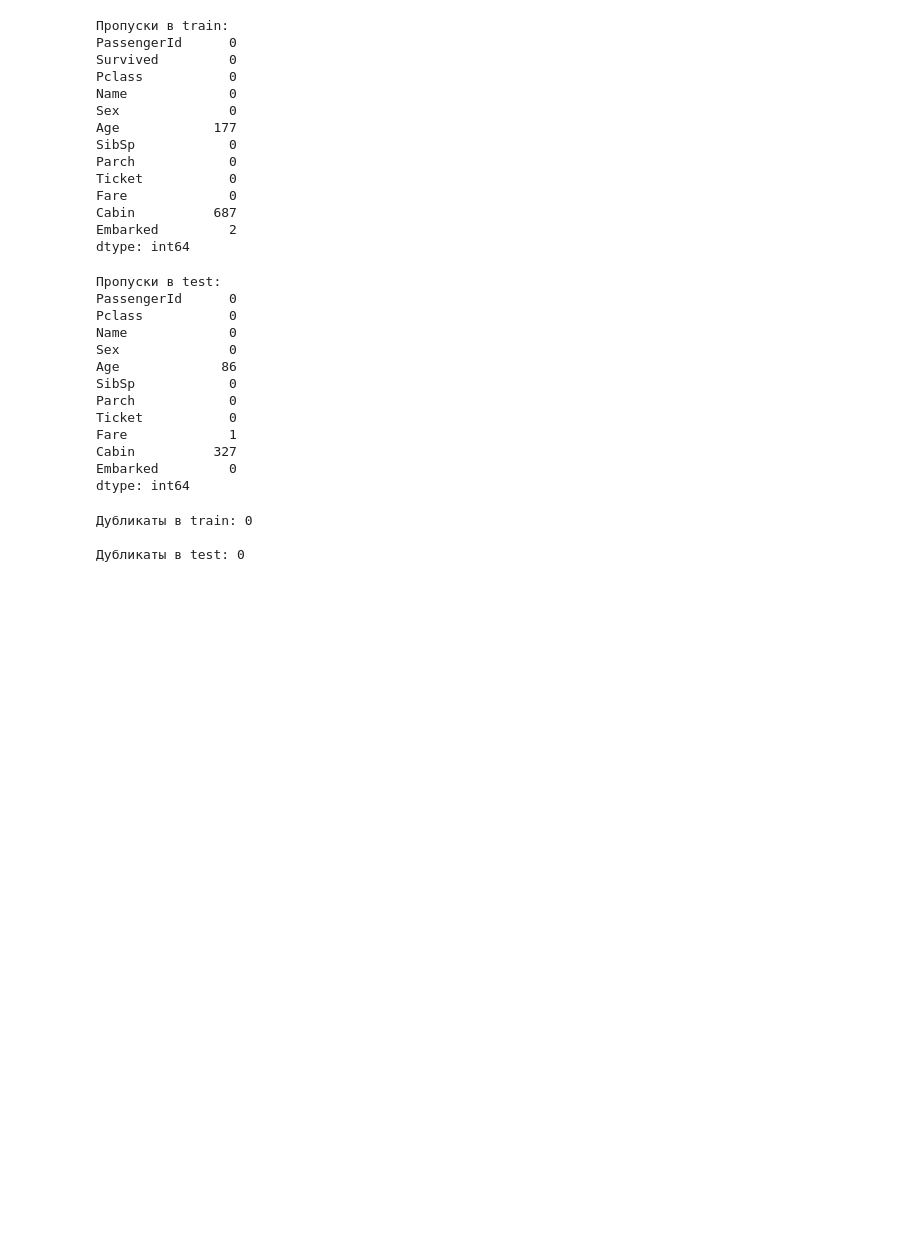
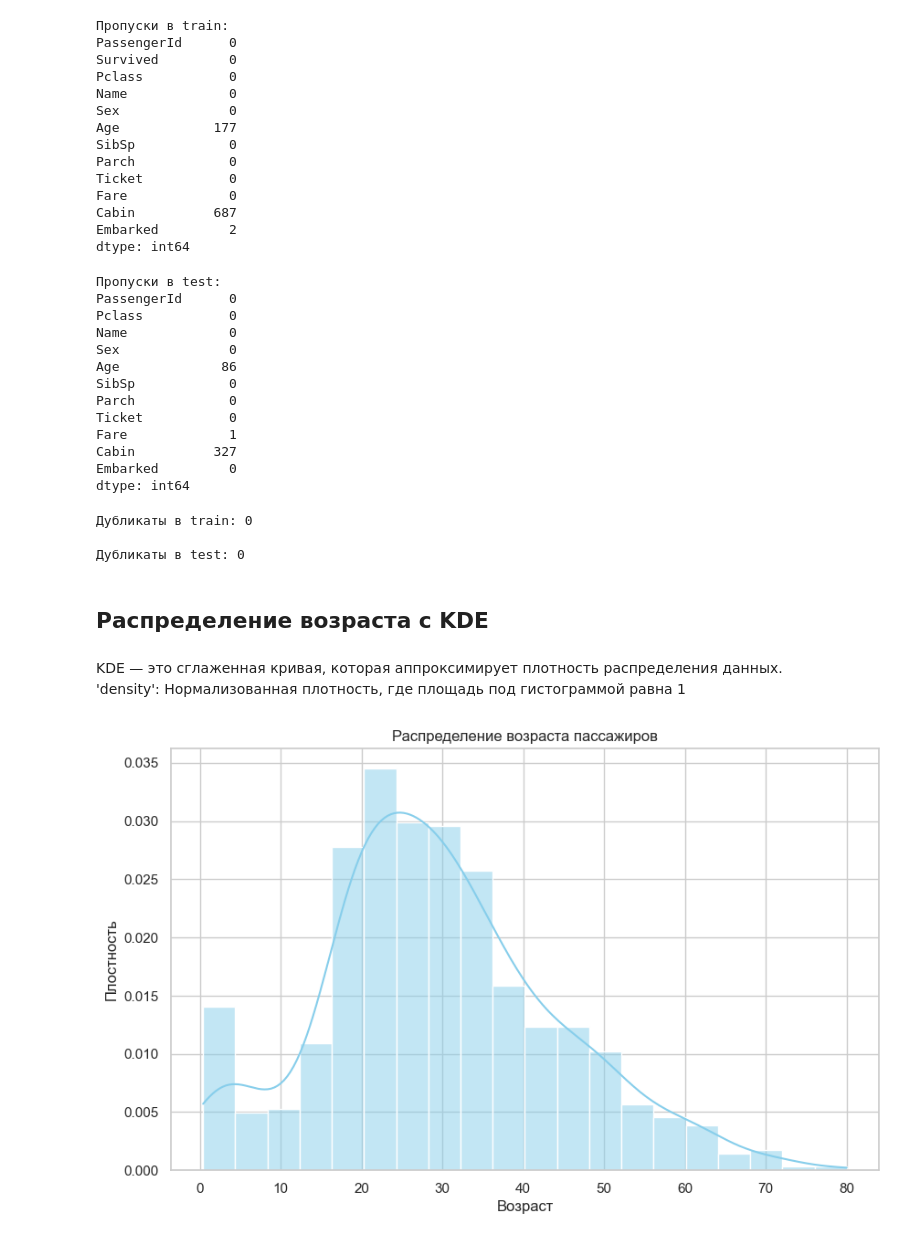
Before and after one commit to nafaniaa/titanic_project, a Jupyter notebook: notebooks/main.ipynb, the cells around one changed output. Cells and saved outputs as stored; diff of their text form; code cells hidden in the pictures; blank space fills up the shorter version.

Commit message:
Added visualizations for Age, Sex, Pclass, and correlation matrix

```diff
--- a/notebooks/main.ipynb
+++ b/notebooks/main.ipynb
@@ -144,3 +144,18 @@ print("\nДубликаты в test:", test_df.duplicated().sum())
 Дубликаты в train: 0
 
 Дубликаты в test: 0
+# %% [markdown]
+<h2>Распределение возраста с KDE</h2>
+# %% [markdown]
+KDE — это сглаженная кривая, которая аппроксимирует плотность распределения данных.<br>
+'density': Нормализованная плотность, где площадь под гистограммой равна 1
+# %%
+plt.figure(figsize = (10, 6))
+sns.histplot(train_df['Age'].dropna(), bins = 20, kde = True, color = 'skyblue', stat='density')
+plt.title('Распределение возраста пассажиров')
+plt.xlabel('Возраст')
+plt.ylabel('Плостность')
+plt.savefig('../figures/age_distribution.png' )
+plt.show()
+# %% [output]
+[figure, added]
```
Also changed, not shown: parts of 1 cell of this notebook, 3 other files.
